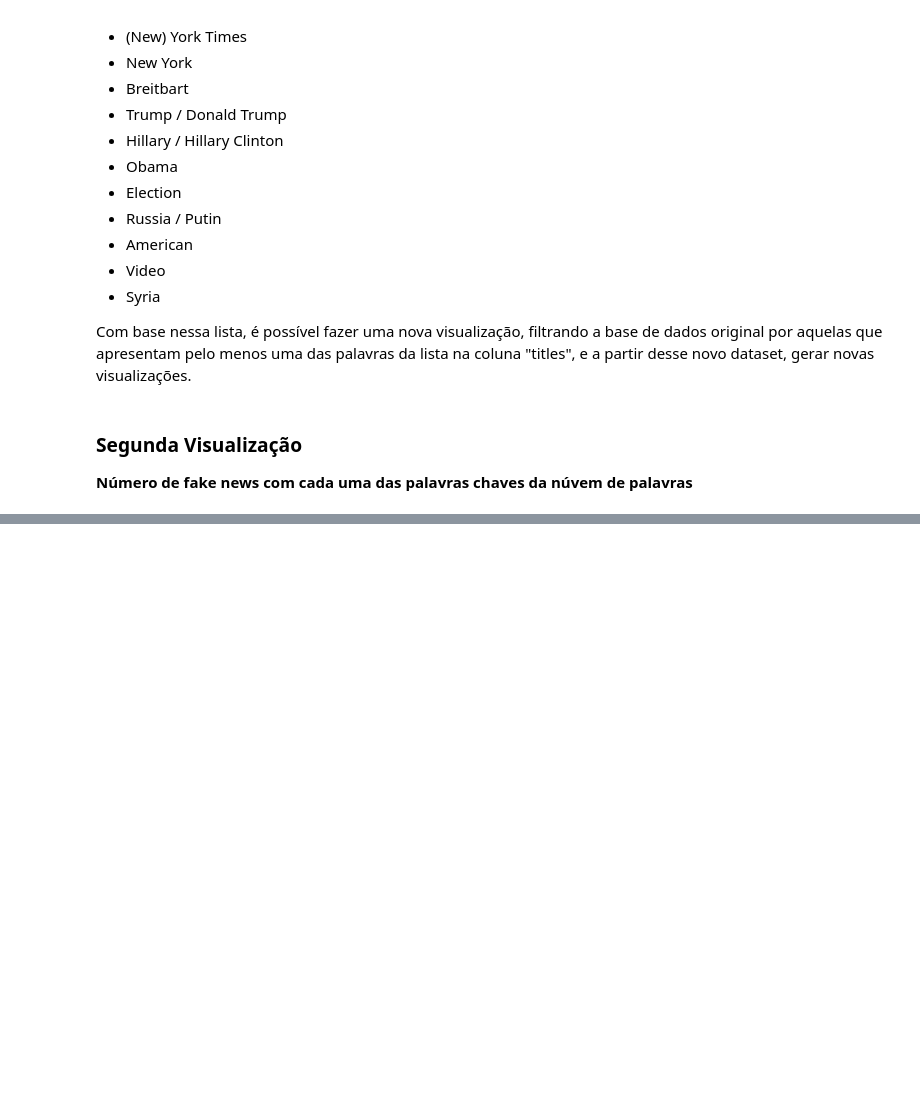
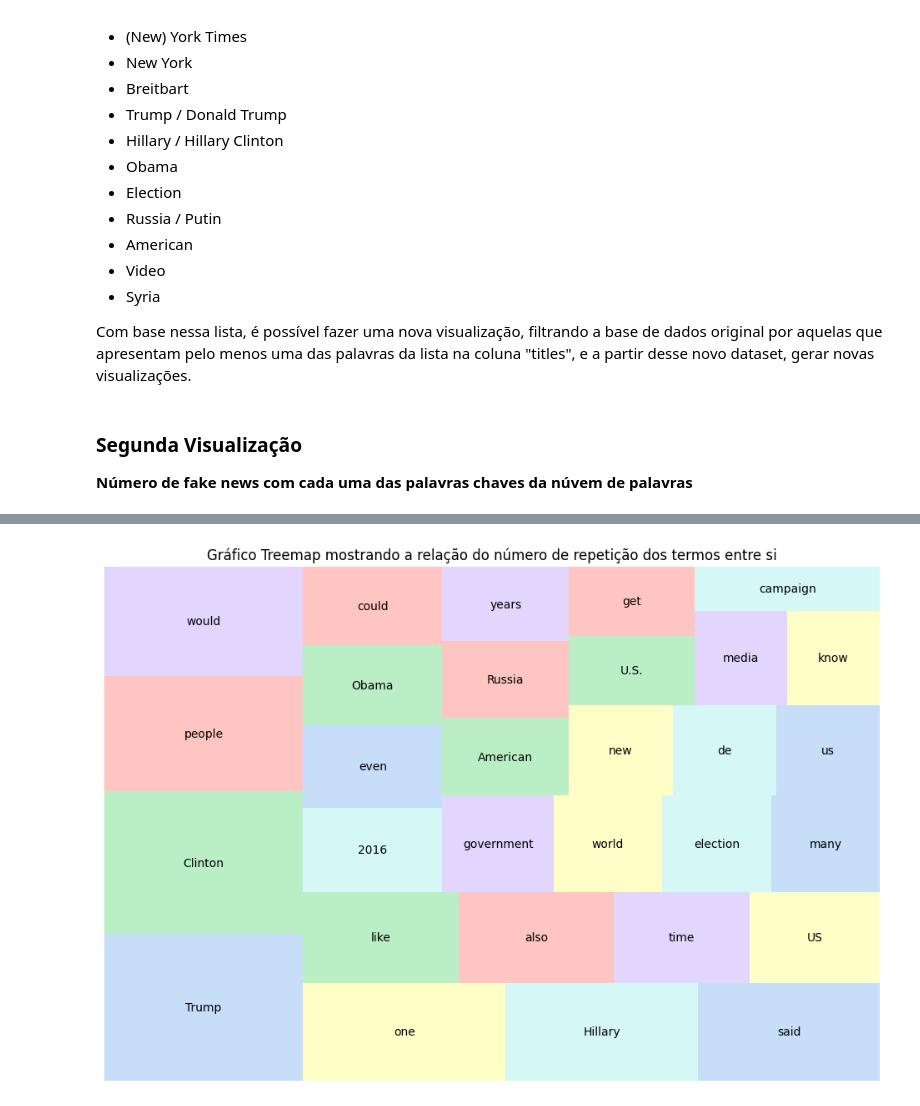
Before and after one commit to ERAjeje/Projeto_Visualizacao_Informacao_UNIFRAN, a Jupyter notebook: fake_news.ipynb, the cells around one changed output, grey strips where cells are left out. Drawn from its saved outputs; the diff is of its cells as text; code cells hidden in the pictures; blank space fills up the shorter version.

```diff
--- a/fake_news.ipynb
+++ b/fake_news.ipynb
@@ -204,0 +272,38 @@ plt.show()
+# %%
+# criando o dataset de notícias falsas
+fake_news = df[df['label'] == 1]['text'].astype(str)
+
+# unindo as notícias
+fake_news = " ".join(fake_news)
+# %%
+# Definir as stopwords da língua portuguesa
+stop_words = set(nltk_stopwords.words('english'))
+
+# tokenizando o set
+tokens = word_tokenize(fake_news)
+chars = ['!', '\"', '#', '$', '%', '&', "\'", '(', ')', '*', '+', ',', '’', '“', "”", "''", "``", "‘‘", "‘", "'s", "—", "–", '-', '.', '/', ':', ';', '<', '=', '>', '?', '@', '[', '\\', ']', '^', '_', '`', '{', '|', '}', '~', '\t', '\n', '\x0c', '...']
+
+# removendo stopwords no set
+fake_news_without_stopwords = [w for w in tokens if not w.lower() in stop_words and not w in chars]
+# %%
+# Contando a frequência de cada termo
+term_counts = Counter(fake_news_without_stopwords)
+
+# Criando um DataFrame com os termos e suas contagens
+terms_df = pd.DataFrame(list(term_counts.items()), columns=['term', 'count'])
+
+# Ordenando o DataFrame pelas contagens em ordem decrescente
+terms_df = terms_df.sort_values(by='count', ascending=False).reset_index(drop=True)
+# %%
+# Calcular as proporções dos retângulos no treemap com base nas contagens
+sizes = terms_df['count'][:30].values
+label = terms_df['term'][:30].values
+
+# Criar o gráfico treemap
+plt.figure(figsize=(12, 8))
+squarify.plot(sizes=sizes, label=label, alpha=0.6, color=sb.color_palette('pastel6', len(sizes)))  # Especificar cores com base nos tamanhos
+plt.axis('off')  # Remover os eixos
+plt.title('Gráfico Treemap mostrando a relação do número de repetição dos termos entre si')
+plt.show()
+# %% [output]
+[figure, added]
```
Also changed, not shown: parts of 10 cells of this notebook.
